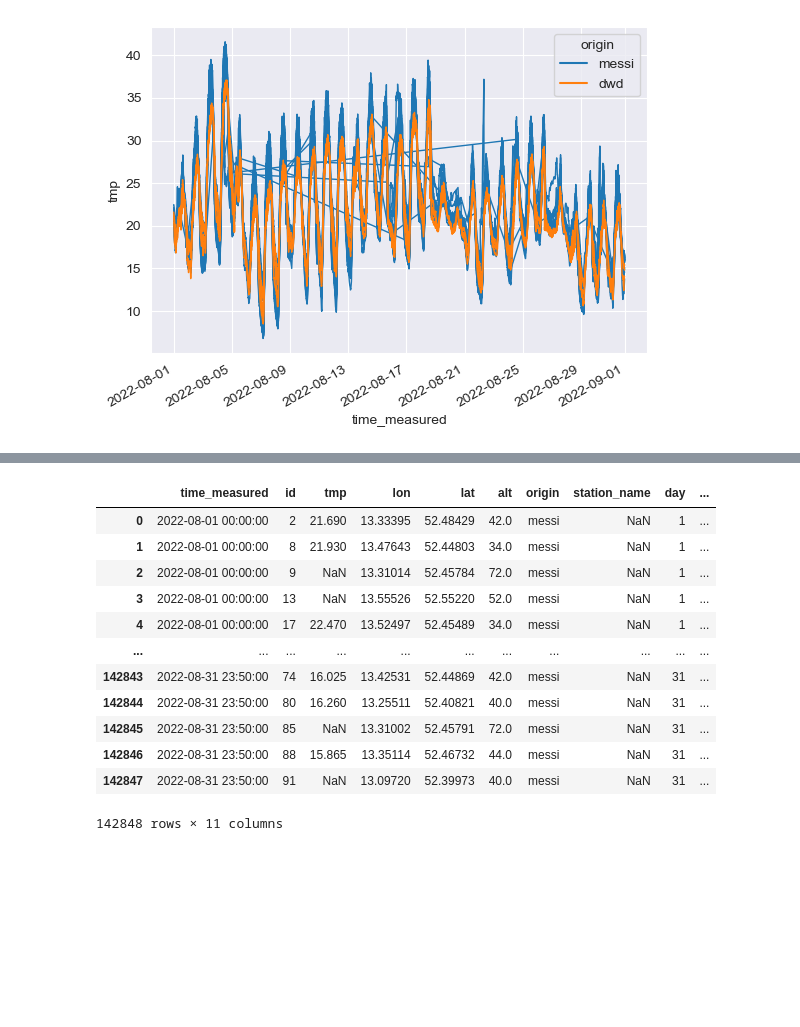
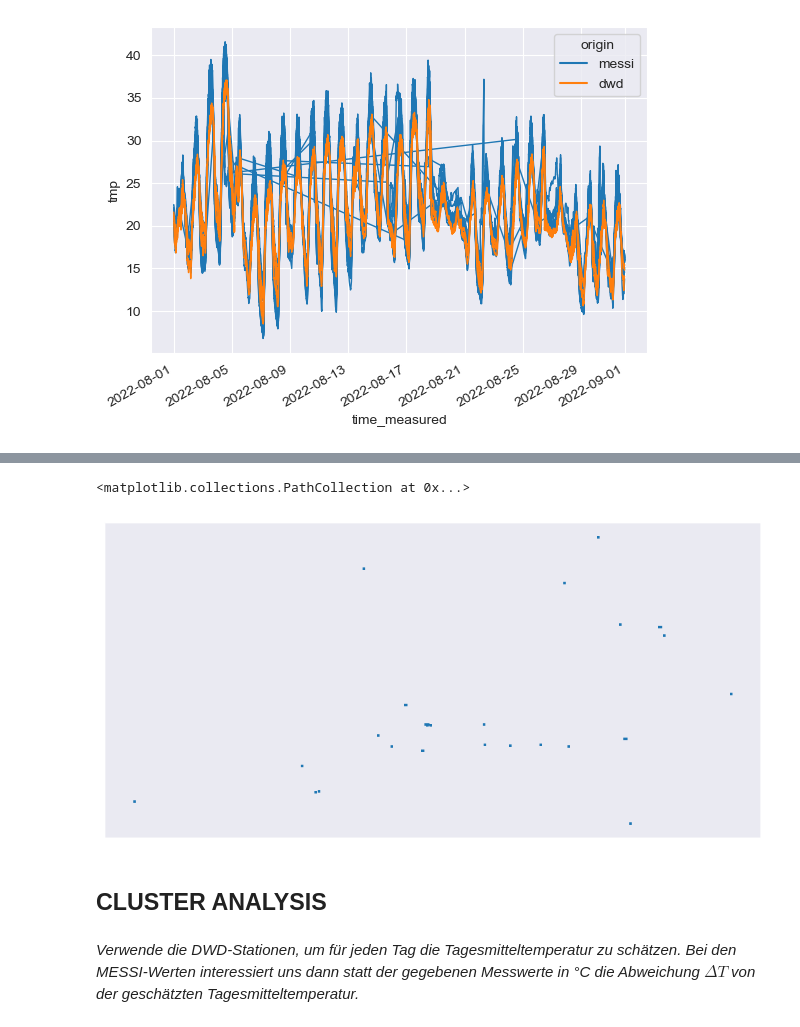
Before and after one commit to vegan-schnitzel/messi-cluster-analysis, a Jupyter notebook: code/main.ipynb, the cells around one changed output, grey strips where cells are left out. Cells and saved outputs as stored; diff of their text form; code cells hidden in the pictures; blank space fills up the shorter version.

```diff
--- a/code/main.ipynb
+++ b/code/main.ipynb
@@ -221,22 +232,0 @@ dwd_mean
-# %%
-# compute deviation from dwd mean for every messi and time step (merge & subtract)
-tmp_dev = (tmp_raw
-    [tmp_raw.origin == "messi"]
-    .merge(right=dwd_mean, on="time_measured", how="inner", suffixes=(None, "_dwd_mean"))
-)
-tmp_dev["dev_dwd"] = tmp_dev["tmp"] - tmp_dev["tmp_dwd_mean"]
-tmp_dev
-# %% [output]
-|  | time_measured | id | tmp | lon | lat | alt | origin | station_name | day | ... |
-| 0 | 2022-08-01 00:00:00 | 2 | 21.690 | 13.33395 | 52.48429 | 42.0 | messi | NaN | 1 | ... |
-| 1 | 2022-08-01 00:00:00 | 8 | 21.930 | 13.47643 | 52.44803 | 34.0 | messi | NaN | 1 | ... |
-| 2 | 2022-08-01 00:00:00 | 9 | NaN | 13.31014 | 52.45784 | 72.0 | messi | NaN | 1 | ... |
-| 3 | 2022-08-01 00:00:00 | 13 | NaN | 13.55526 | 52.55220 | 52.0 | messi | NaN | 1 | ... |
-| 4 | 2022-08-01 00:00:00 | 17 | 22.470 | 13.52497 | 52.45489 | 34.0 | messi | NaN | 1 | ... |
-| ... | ... | ... | ... | ... | ... | ... | ... | ... | ... | ... |
-| 142843 | 2022-08-31 23:50:00 | 74 | 16.025 | 13.42531 | 52.44869 | 42.0 | messi | NaN | 31 | ... |
-| 142844 | 2022-08-31 23:50:00 | 80 | 16.260 | 13.25511 | 52.40821 | 40.0 | messi | NaN | 31 | ... |
-| 142845 | 2022-08-31 23:50:00 | 85 | NaN | 13.31002 | 52.45791 | 72.0 | messi | NaN | 31 | ... |
-| 142846 | 2022-08-31 23:50:00 | 88 | 15.865 | 13.35114 | 52.46732 | 44.0 | messi | NaN | 31 | ... |
-| 142847 | 2022-08-31 23:50:00 | 91 | NaN | 13.09720 | 52.39973 | 40.0 | messi | NaN | 31 | ... |
-142848 rows × 11 columns
@@ -245,0 +233,8 @@ tmp_dev
+# %%
+trans = ccrs.PlateCarree() # do not change!
+fig, ax = plt.subplots(figsize=(10,10), subplot_kw={"projection": trans})
+ax.scatter(tmp_raw.lon, tmp_raw.lat, transform=trans, s=1)
+# some MESSIs are really close together!
+# %% [output]
+<matplotlib.collections.PathCollection at 0x...>
+[figure, added]
@@ -251,2 +252,4 @@ tmp_dev
 # - Warum keine Daten vom Wetterturm?
 # - Auf den Süden von Berlin konzentrieren, weil dort mehr MESSIs sind?
+# %% [markdown]
+## CLUSTER ANALYSIS
@@ -252,0 +266,4 @@ tmp_dev
+# %% [markdown]
+*Verwende die DWD-Stationen, um für jeden Tag die Tagesmitteltemperatur zu schätzen.
+Bei den MESSI-Werten interessiert uns dann statt der gegebenen Messwerte in °C die
+Abweichung $ \Delta T $ von der geschätzten Tagesmitteltemperatur.*
```
Also changed, not shown: parts of 42 cells of this notebook, 5 other files.
